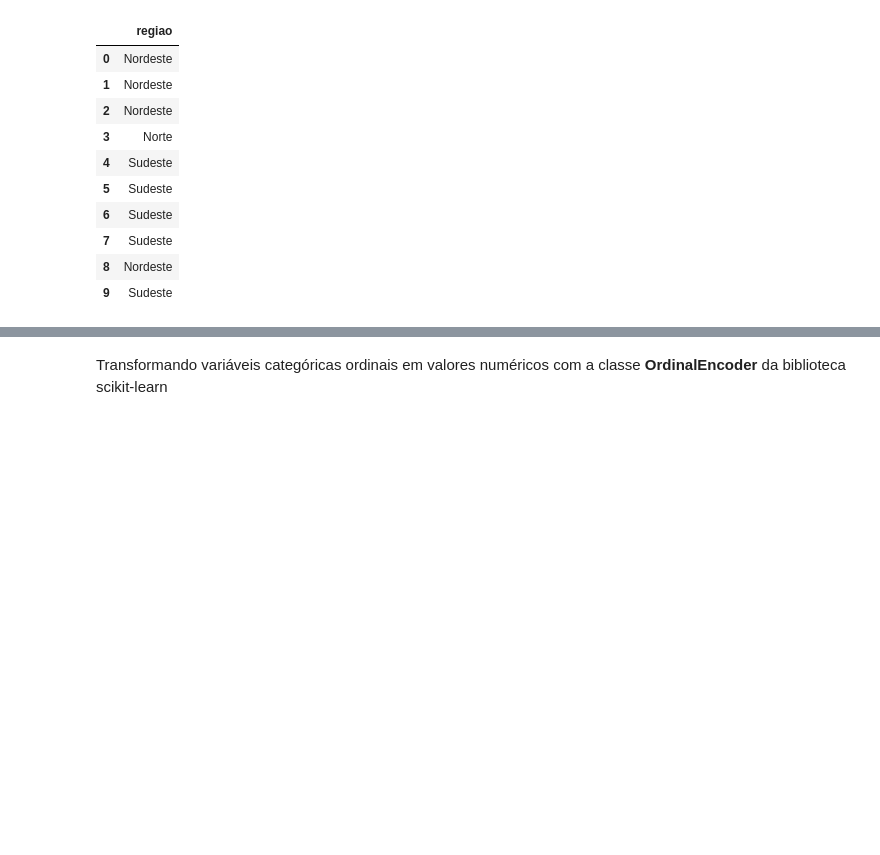
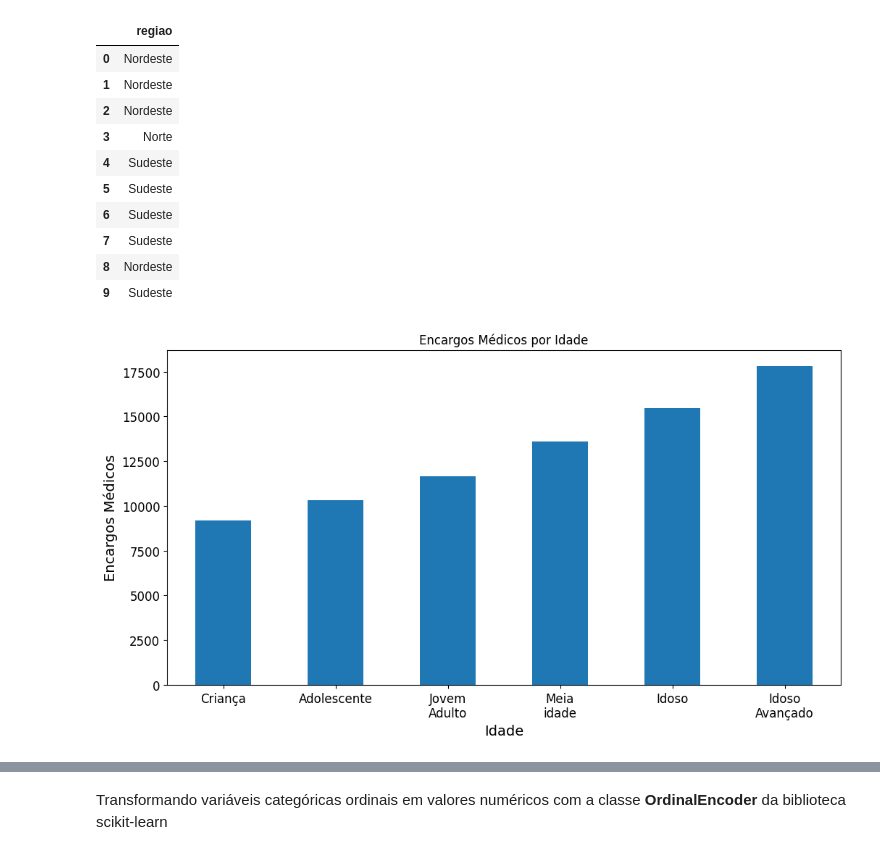
Before and after one commit to silviosnjr/Fase1_TechChallenge, a Jupyter notebook: TechChallengeFIT.ipynb, the cells around one changed output, grey strips where cells are left out. Cells and saved outputs as stored; diff of their text form; code cells hidden in the pictures; blank space fills up the shorter version.

```diff
--- a/TechChallengeFIT.ipynb
+++ b/TechChallengeFIT.ipynb
@@ -98,5 +105,7 @@ array([[<Axes: title={'center': 'IMC'}>,
 # %% [markdown]
 #### 2. Pré-processamento de dados
 #### **2.1 Realize a limpeza dos dados, tratando valores ausentes (se necessário):**
+# %%
+encargos_medicos = data.copy()
 # %%
 # Verificando se existe valores nulos
@@ -113,8 +122,8 @@ dtype: int64
 # %%
 # Tratar valores ausentes na cluna 'filhos'
 # Substituir por a mediana da coluna
-filhos_mediana = data['filhos'].median()
-data['filhos'].fillna(filhos_mediana, inplace=True)
+filhos_mediana = encargos_medicos['filhos'].median()
+encargos_medicos['filhos'].fillna(filhos_mediana, inplace=True)
 # %% [output]
 The behavior will change in pandas 3.0. This inplace method will never work because the intermediate object on which we are setting values always behaves as a copy.
 
@@ -254,3 +244,20 @@ regiao_cat.head(10)
 | 7 | Sudeste |
 | 8 | Nordeste |
 | 9 | Sudeste |
+# %%
+# Categorizar Idade
+idade_bins = [0, 12, 18, 35, 50, 65, np.inf]
+idade_labels = ["Criança", "Adolescente", "Jovem\nAdulto", "Meia\nidade", "Idoso", "Idoso\nAvançado"]
+encargos_medicos["idade_cat"] = pd.cut(encargos_medicos["idade"], bins=idade_bins, labels=idade_labels)
+# %%
+# Criar um barplot para visualizar os encargos por idade
+plt.figure(figsize=(12, 6))
+mean_encargos_by_idade= encargos_medicos.groupby('idade_cat')['encargos'].mean().sort_values()
+mean_encargos_by_idade.plot(kind='bar')
+plt.title("Encargos Médicos por Idade")
+plt.xlabel("Idade")
+plt.ylabel("Encargos Médicos")
+plt.xticks(rotation=0)
+plt.show()
+# %% [output]
+[figure, added]
```
Also changed, not shown: parts of 50 cells of this notebook, 15 other files.
